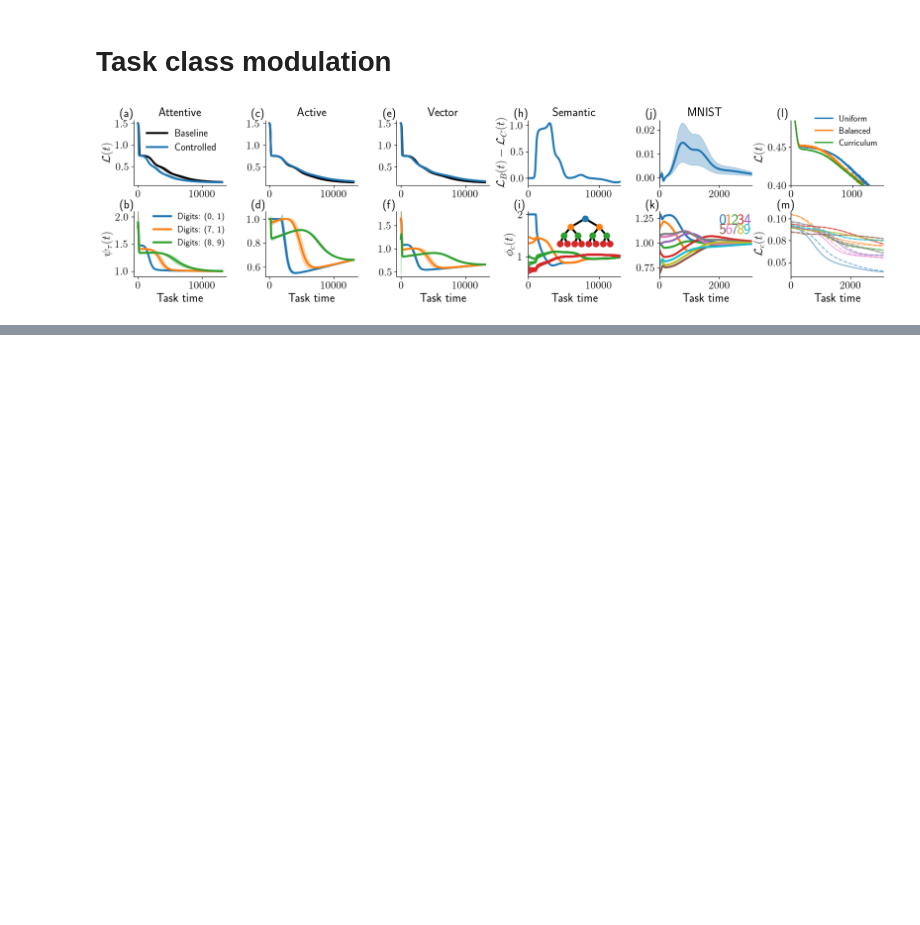
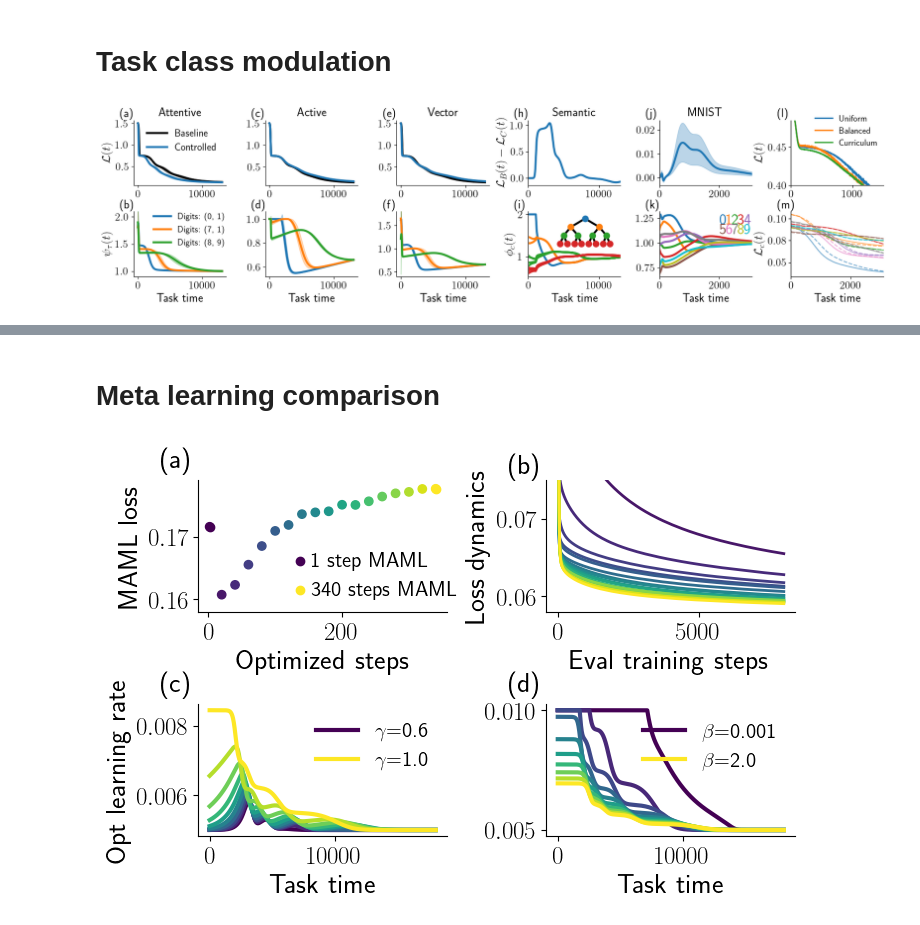
Before and after one commit to rodrigcd/neuromod, a Jupyter notebook: notebooks/neurips_paper.ipynb, the cells around one changed output, grey strips where cells are left out. Drawn from its saved outputs; the diff is of its cells as text; code cells hidden in the pictures; blank space fills up the shorter version.

Commit message:
pre-paper comit

```diff
--- a/notebooks/neurips_paper.ipynb
+++ b/notebooks/neurips_paper.ipynb
@@ -177,0 +176,65 @@ plt.savefig("paper_v2/task_engagement_results.pdf", bbox_inches="tight")
+# %% [markdown]
+# Meta learning comparison
+# %%
+pre_processed_maml = pd.read_pickle("MAML_experiments/maml_pre_processed.pkl")
+# %%
+figsize = np.array((7, 6/5*3.5))*1.1
+fontsize = 20
+weight_legend_pos = (0.25, 0.6)
+subplot_labels = np.array(["(a)", "(b)"])
+
+f, ax = plt.subplots(2, 2, figsize=figsize)
+
+ax1 = ax[0, :]
+ax2 = ax[1, :]
+
+plot_maml_results(ax=ax1, maml_pre_processed=pre_processed_maml, fontsize=fontsize,
+                  min_variable_label="1 step MAML", max_variable_label="340 steps MAML", min_variable=1, max_variable=340, line_width=2,
+                  weight_legend_pos = weight_legend_pos, subplot_labels=subplot_labels, handletextpad=-0.5)
+
+ax1[0].set_ylim([0.158, 0.179])
+figsize = np.array((8, 6/5*3.5/2))*1.1
+fontsize = 20
+subplot_labels = "(c)"
+y_label = "Opt learning rate"
+
+results_path = "../results/sweep_learning_rate_v2/run_id_*_Semantic_*"
+path_list = sorted(glob.glob(results_path))
+spec_path_list = []
+run_ids = np.arange(0, 10)
+for run_id in run_ids:
+    for path in path_list:
+        if "run_id_"+str(run_id)+"_" in path:
+            spec_path_list.append(path)
+
+gammas = np.linspace(0.6, 1.0, 10, endpoint=True)
+
+plot_optimal_lr(ax2[0], spec_path_list=spec_path_list, var_sweep=gammas, var_label=r"$\gamma$",
+                fontsize=fontsize, line_width=3, subplot_labels=subplot_labels, y_label=y_label)
+
+
+# ax2[0].set_yscale("log")
+
+y_label = None
+results_path = "../results/sweep_learning_rate/run_id_*_Semantic_*"
+path_list = sorted(glob.glob(results_path))
+spec_path_list = []
+run_ids = np.arange(20, 30)
+for run_id in run_ids:
+    for path in path_list:
+        if "run_id_"+str(run_id)+"_" in path:
+            spec_path_list.append(path)
+
+betas = np.linspace(1e-3, 2, 10, endpoint=True)
+
+subplot_labels = "(d)"
+
+plot_optimal_lr(ax2[1], spec_path_list=spec_path_list, var_sweep=betas, var_label=r"$\beta$",
+                fontsize=fontsize, line_width=3, subplot_labels=subplot_labels, y_label=y_label)
+# ax2[1].set_yscale("log")
+
+plt.subplots_adjust(hspace=0.7, wspace=0.4)
+
+plt.savefig("./paper_v2/maml.pdf", bbox_inches="tight")
+# %% [output]
+[figure, added]
```
Also changed, not shown: parts of 3 cells of this notebook, 6 other files.
